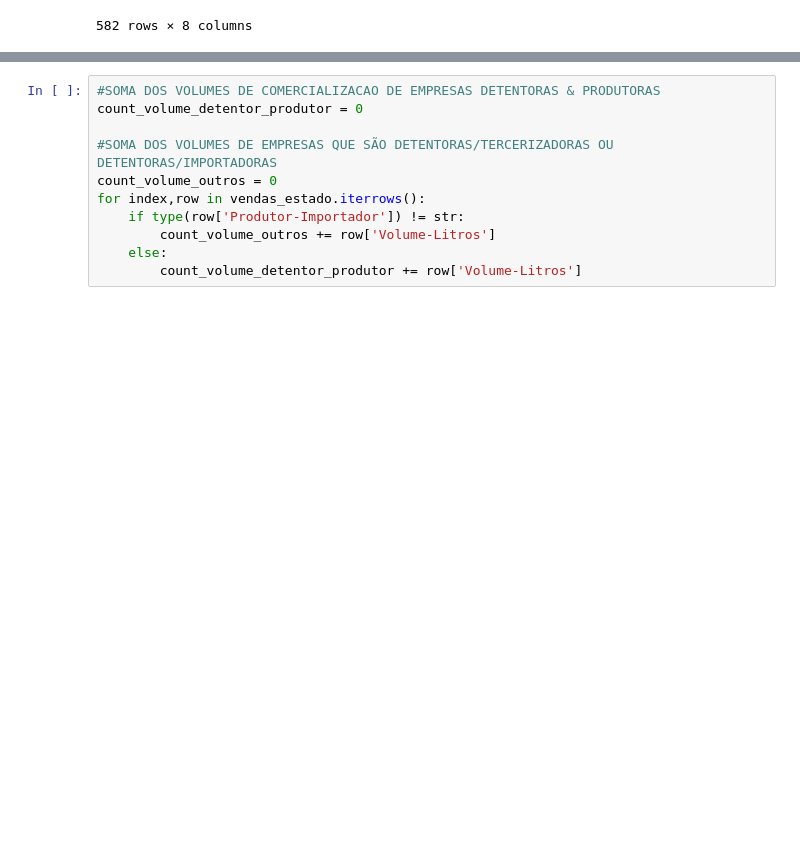
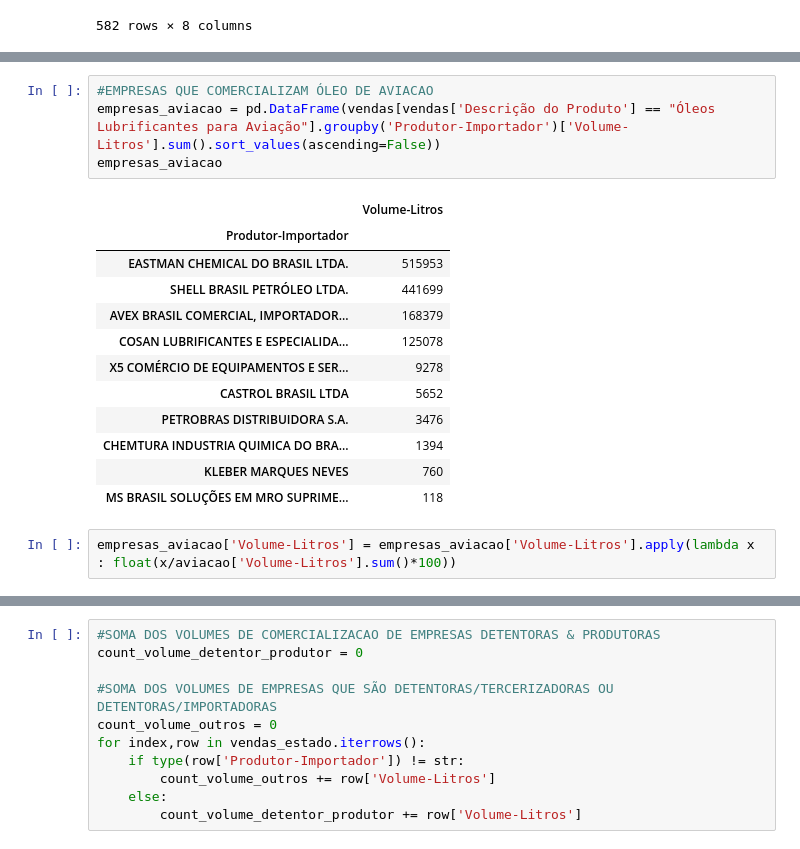
Before and after one commit to jaycwb/udacity, a Jupyter notebook: nanodegree/data_analyst/06_faca_visualizacao_de_dados_eficazes/notebooks/dados_anp_comercializacao_lubrificante.ipynb, the cells around one changed output, grey strips where cells are left out. Cells and saved outputs as stored; diff of their text form; blank space fills up the shorter version.

```diff
--- a/nanodegree/data_analyst/06_faca_visualizacao_de_dados_eficazes/notebooks/dados_anp_comercializacao_lubrificante.ipynb
+++ b/nanodegree/data_analyst/06_faca_visualizacao_de_dados_eficazes/notebooks/dados_anp_comercializacao_lubrificante.ipynb
@@ -177,0 +206,19 @@ aviacao.groupby('Produtor-Importador').sum()['Volume-Litros'].values[0]+aviacao[
+# %%
+#EMPRESAS QUE COMERCIALIZAM ÓLEO DE AVIACAO
+empresas_aviacao = pd.DataFrame(vendas[vendas['Descrição do Produto'] == "Óleos Lubrificantes para Aviação"].groupby('Produtor-Importador')['Volume-Litros'].sum().sort_values(ascending=False))
+empresas_aviacao
+# %% [output]
+|  | Volume-Litros |
+| Produtor-Importador |  |
+| EASTMAN CHEMICAL DO BRASIL LTDA. | 515953 |
+| SHELL BRASIL PETRÓLEO LTDA. | 441699 |
+| AVEX BRASIL COMERCIAL, IMPORTADOR... | 168379 |
+| COSAN LUBRIFICANTES E ESPECIALIDA... | 125078 |
+| X5 COMÉRCIO DE EQUIPAMENTOS E SER... | 9278 |
+| CASTROL BRASIL LTDA | 5652 |
+| PETROBRAS DISTRIBUIDORA S.A. | 3476 |
+| CHEMTURA INDUSTRIA QUIMICA DO BRA... | 1394 |
+| KLEBER MARQUES NEVES | 760 |
+| MS BRASIL SOLUÇÕES EM MRO SUPRIME... | 118 |
+# %%
+empresas_aviacao['Volume-Litros'] = empresas_aviacao['Volume-Litros'].apply(lambda x : float(x/aviacao['Volume-Litros'].sum()*100))
```
Also changed, not shown: parts of 13 cells of this notebook, 2 other files.
